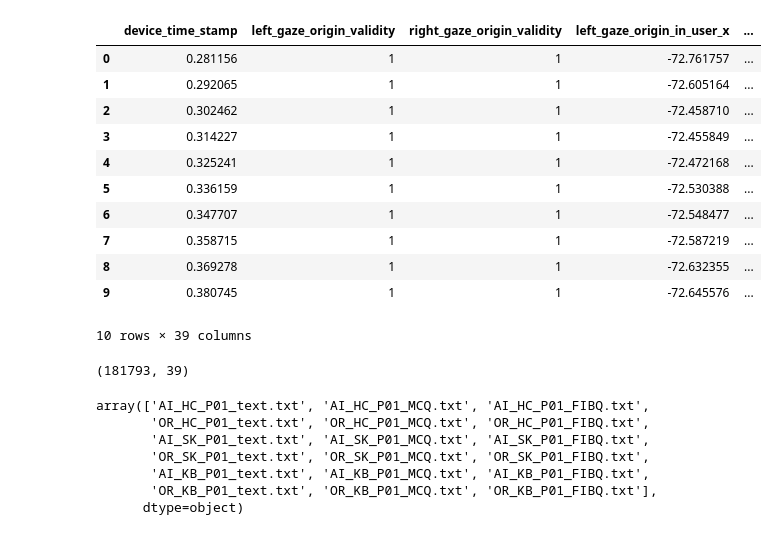
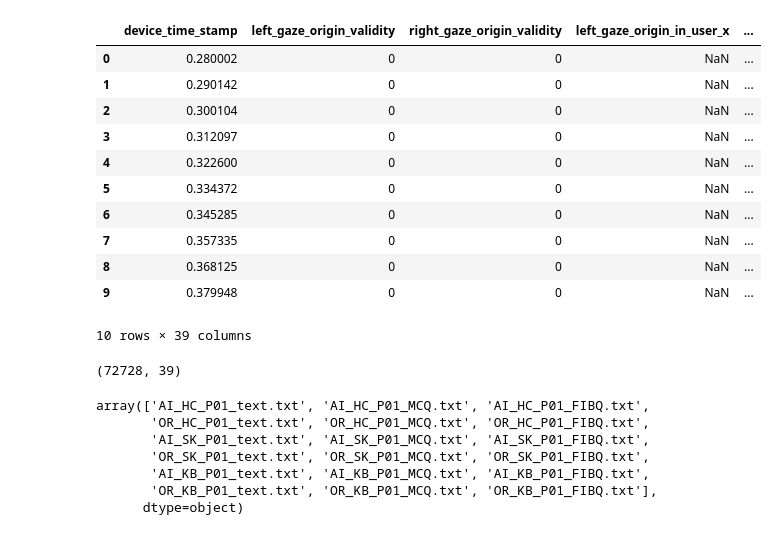
Before and after one commit to slayervictor/Fagpakkeprojekt-Eyes-Modelling, a Jupyter notebook: eye_tracking_expiriment/data_extraction.ipynb, the cells around one changed output. Saved outputs shown, nothing was run; the diff lists cells and outputs as text; code cells hidden in the pictures.

```diff
--- a/eye_tracking_expiriment/data_extraction.ipynb
+++ b/eye_tracking_expiriment/data_extraction.ipynb
@@ -12,26 +12,26 @@ testperson = 1
 # %%
 warnings.filterwarnings('ignore')
-gaze = pd.read_csv("../eye_tracking_expiriment\data\gaze_data_Muhammad_1.csv")
+gaze = pd.read_csv("../eye_tracking_expiriment\data\gaze_data_Mads_11.csv")
 gaze.head(10)
 # %% [output]
 |  | device_time_stamp | left_gaze_origin_validity | right_gaze_origin_validity | left_gaze_origin_in_user_x | ... |
-| 0 | 0.281156 | 1 | 1 | -72.761757 | ... |
-| 1 | 0.292065 | 1 | 1 | -72.605164 | ... |
-| 2 | 0.302462 | 1 | 1 | -72.458710 | ... |
-| 3 | 0.314227 | 1 | 1 | -72.455849 | ... |
-| 4 | 0.325241 | 1 | 1 | -72.472168 | ... |
-| 5 | 0.336159 | 1 | 1 | -72.530388 | ... |
-| 6 | 0.347707 | 1 | 1 | -72.548477 | ... |
-| 7 | 0.358715 | 1 | 1 | -72.587219 | ... |
-| 8 | 0.369278 | 1 | 1 | -72.632355 | ... |
-| 9 | 0.380745 | 1 | 1 | -72.645576 | ... |
+| 0 | 0.280002 | 0 | 0 | NaN | ... |
+| 1 | 0.290142 | 0 | 0 | NaN | ... |
+| 2 | 0.300104 | 0 | 0 | NaN | ... |
+| 3 | 0.312097 | 0 | 0 | NaN | ... |
+| 4 | 0.322600 | 0 | 0 | NaN | ... |
+| 5 | 0.334372 | 0 | 0 | NaN | ... |
+| 6 | 0.345285 | 0 | 0 | NaN | ... |
+| 7 | 0.357335 | 0 | 0 | NaN | ... |
+| 8 | 0.368125 | 0 | 0 | NaN | ... |
+| 9 | 0.379948 | 0 | 0 | NaN | ... |
 10 rows × 39 columns
 # %%
 gaze = gaze.dropna()
 gaze.reset_index(drop=True, inplace=True)
 gaze.shape
 # %% [output]
-(181793, 39)
+(72728, 39)
 # %%
 un = gaze["text_file"].unique()
 un
```
Also changed, not shown: parts of 6 cells of this notebook, 3 other files.
